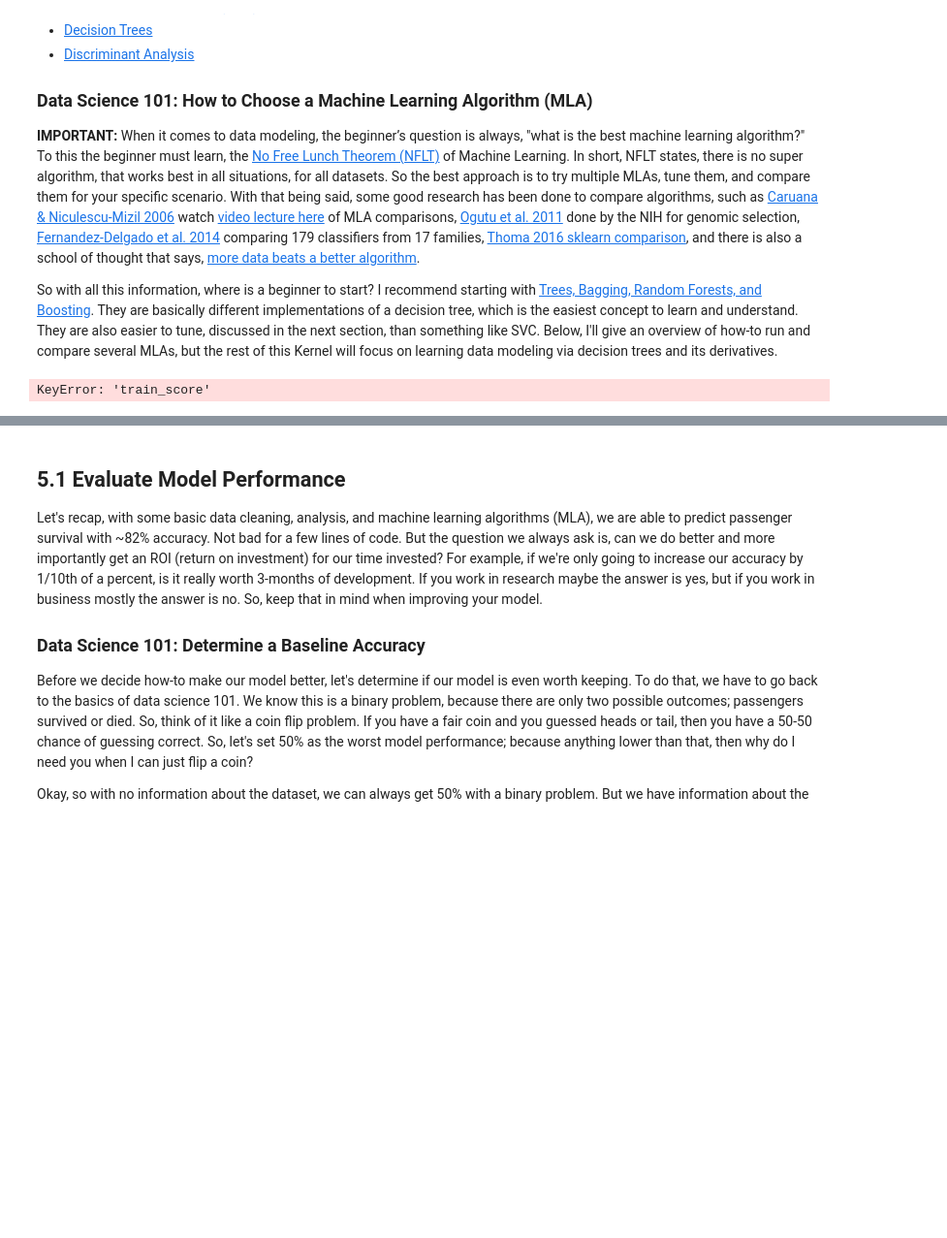
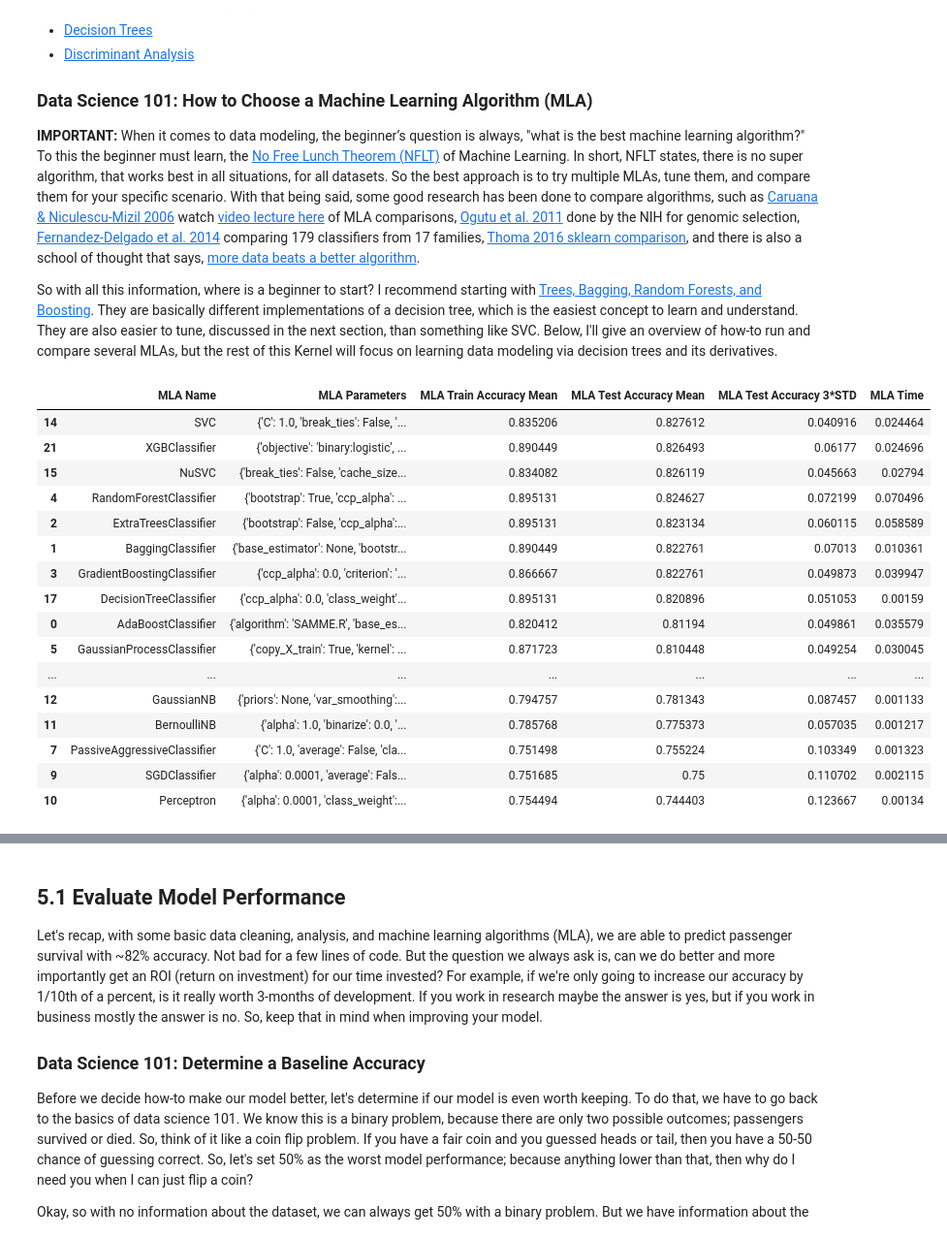
Before and after one commit to XIRZC/bank-telemarketing-analysis, a Jupyter notebook: Titanic_Surviving_Data_Mining_Template.ipynb, the cells around one changed output, grey strips where cells are left out. Shown at 97% size. Drawn from its saved outputs; the diff is of its cells as text; code cells hidden in the pictures; blank space fills up the shorter version.

```diff
--- a/Titanic_Surviving_Data_Mining_Template.ipynb
+++ b/Titanic_Surviving_Data_Mining_Template.ipynb
@@ -830,35 +830,51 @@ MLA_predict = data1[Target]
 #index through MLA and save performance to table
 row_index = 0
 for alg in MLA:
 
     #set name and parameters
     MLA_name = alg.__class__.__name__
     MLA_compare.loc[row_index, 'MLA Name'] = MLA_name
     MLA_compare.loc[row_index, 'MLA Parameters'] = str(alg.get_params())
 
     #score model with cross validation: http://scikit-learn.org/stable/modules/generated/sklearn.model_selection.cross_validate.html#sklearn.model_selection.cross_validate
-    cv_results = model_selection.cross_validate(alg, data1[data1_x_bin], data1[Target], cv  = cv_split)
+    cv_results = model_selection.cross_validate(alg, data1[data1_x_bin], data1[Target], cv  = cv_split, return_train_score=True)
 
     MLA_compare.loc[row_index, 'MLA Time'] = cv_results['fit_time'].mean()
     MLA_compare.loc[row_index, 'MLA Train Accuracy Mean'] = cv_results['train_score'].mean()
     MLA_compare.loc[row_index, 'MLA Test Accuracy Mean'] = cv_results['test_score'].mean()
     #if this is a non-bias random sample, then +/-3 standard deviations (std) from the mean, should statistically capture 99.7% of the subsets
     MLA_compare.loc[row_index, 'MLA Test Accuracy 3*STD'] = cv_results['test_score'].std()*3   #let's know the worst that can happen!
 
 
     #save MLA predictions - see section 6 for usage
     alg.fit(data1[data1_x_bin], data1[Target])
     MLA_predict[MLA_name] = alg.predict(data1[data1_x_bin])
 
     row_index+=1
 
 
 #print and sort table: https://pandas.pydata.org/pandas-docs/stable/generated/pandas.DataFrame.sort_values.html
 MLA_compare.sort_values(by = ['MLA Test Accuracy Mean'], ascending = False, inplace = True)
 MLA_compare
 #MLA_predict
 # %% [output]
-KeyError: 'train_score'
+|  | MLA Name | MLA Parameters | MLA Train Accuracy Mean | MLA Test Accuracy Mean | MLA Test Accuracy 3*STD | MLA Time |
+| 14 | SVC | {'C': 1.0, 'break_ties': False, '... | 0.835206 | 0.827612 | 0.040916 | 0.024464 |
+| 21 | XGBClassifier | {'objective': 'binary:logistic', ... | 0.890449 | 0.826493 | 0.06177 | 0.024696 |
+| 15 | NuSVC | {'break_ties': False, 'cache_size... | 0.834082 | 0.826119 | 0.045663 | 0.02794 |
+| 4 | RandomForestClassifier | {'bootstrap': True, 'ccp_alpha': ... | 0.895131 | 0.824627 | 0.072199 | 0.070496 |
+| 2 | ExtraTreesClassifier | {'bootstrap': False, 'ccp_alpha':... | 0.895131 | 0.823134 | 0.060115 | 0.058589 |
+| 1 | BaggingClassifier | {'base_estimator': None, 'bootstr... | 0.890449 | 0.822761 | 0.07013 | 0.010361 |
+| 3 | GradientBoostingClassifier | {'ccp_alpha': 0.0, 'criterion': '... | 0.866667 | 0.822761 | 0.049873 | 0.039947 |
+| 17 | DecisionTreeClassifier | {'ccp_alpha': 0.0, 'class_weight'... | 0.895131 | 0.820896 | 0.051053 | 0.00159 |
+| 0 | AdaBoostClassifier | {'algorithm': 'SAMME.R', 'base_es... | 0.820412 | 0.81194 | 0.049861 | 0.035579 |
+| 5 | GaussianProcessClassifier | {'copy_X_train': True, 'kernel': ... | 0.871723 | 0.810448 | 0.049254 | 0.030045 |
+| ... | ... | ... | ... | ... | ... | ... |
+| 12 | GaussianNB | {'priors': None, 'var_smoothing':... | 0.794757 | 0.781343 | 0.087457 | 0.001133 |
+| 11 | BernoulliNB | {'alpha': 1.0, 'binarize': 0.0, '... | 0.785768 | 0.775373 | 0.057035 | 0.001217 |
+| 7 | PassiveAggressiveClassifier | {'C': 1.0, 'average': False, 'cla... | 0.751498 | 0.755224 | 0.103349 | 0.001323 |
+| 9 | SGDClassifier | {'alpha': 0.0001, 'average': Fals... | 0.751685 | 0.75 | 0.110702 | 0.002115 |
+| 10 | Perceptron | {'alpha': 0.0001, 'class_weight':... | 0.754494 | 0.744403 | 0.123667 | 0.00134 |
 # %%
 #barplot using https://seaborn.pydata.org/generated/seaborn.barplot.html
 sns.barplot(x='MLA Test Accuracy Mean', y = 'MLA Name', data = MLA_compare, color = 'm')
```
Also changed, not shown: parts of 17 cells of this notebook, 6 other files.
